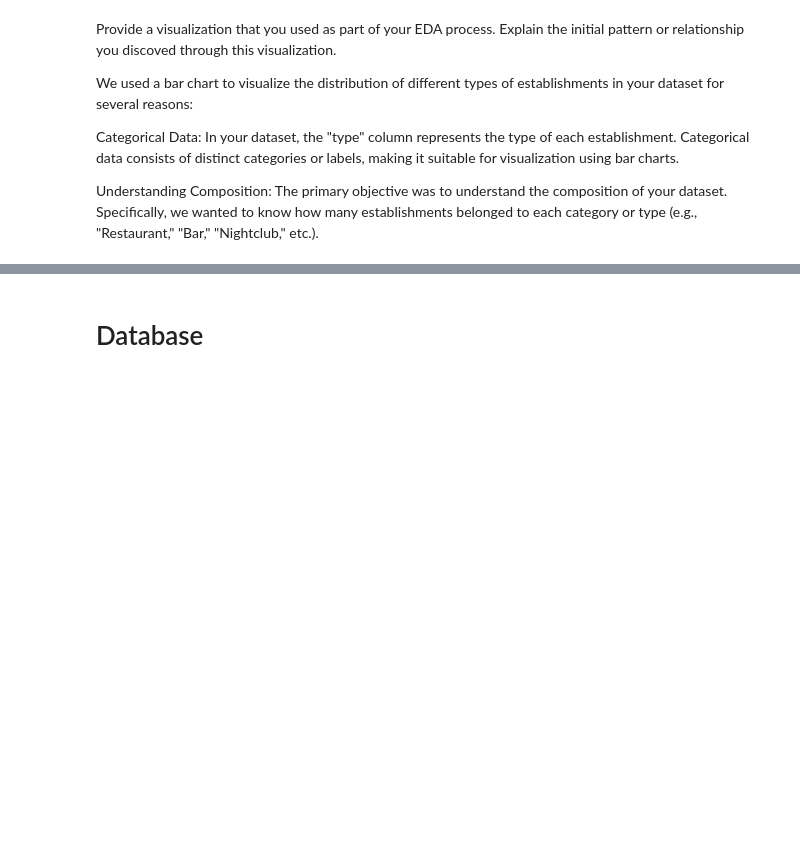
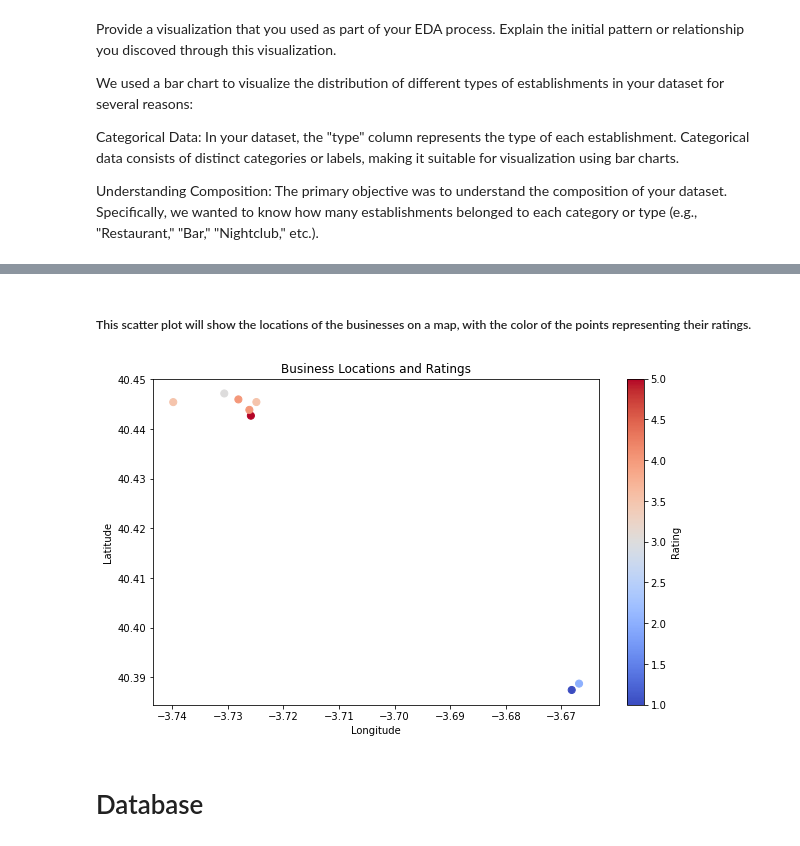
Before and after one commit to Affuya/LHL-Statistical-Modelling-Project, a Jupyter notebook: notebooks/joining_data.ipynb, the cells around one changed output, grey strips where cells are left out. Drawn from its saved outputs; the diff is of its cells as text; code cells hidden in the pictures; blank space fills up the shorter version.

```diff
--- a/notebooks/joining_data.ipynb
+++ b/notebooks/joining_data.ipynb
@@ -53,0 +78,15 @@ plt.show()
+# %% [markdown]
+##### This scatter plot will show the locations of the businesses on a map, with the color of the points representing their ratings.
+# %%
+import matplotlib.pyplot as plt
+
+# Create a scatter plot for latitude and longitude
+plt.figure(figsize=(10, 6))
+plt.scatter(combined_df['Longitude'], combined_df['Latitude'], c=combined_df['Rating'], cmap='coolwarm', s=50)
+plt.title('Business Locations and Ratings')
+plt.xlabel('Longitude')
+plt.ylabel('Latitude')
+plt.colorbar(label='Rating')
+plt.show()
+# %% [output]
+[figure, added]
```
Also changed, not shown: parts of 21 cells of this notebook, 1 other file.
